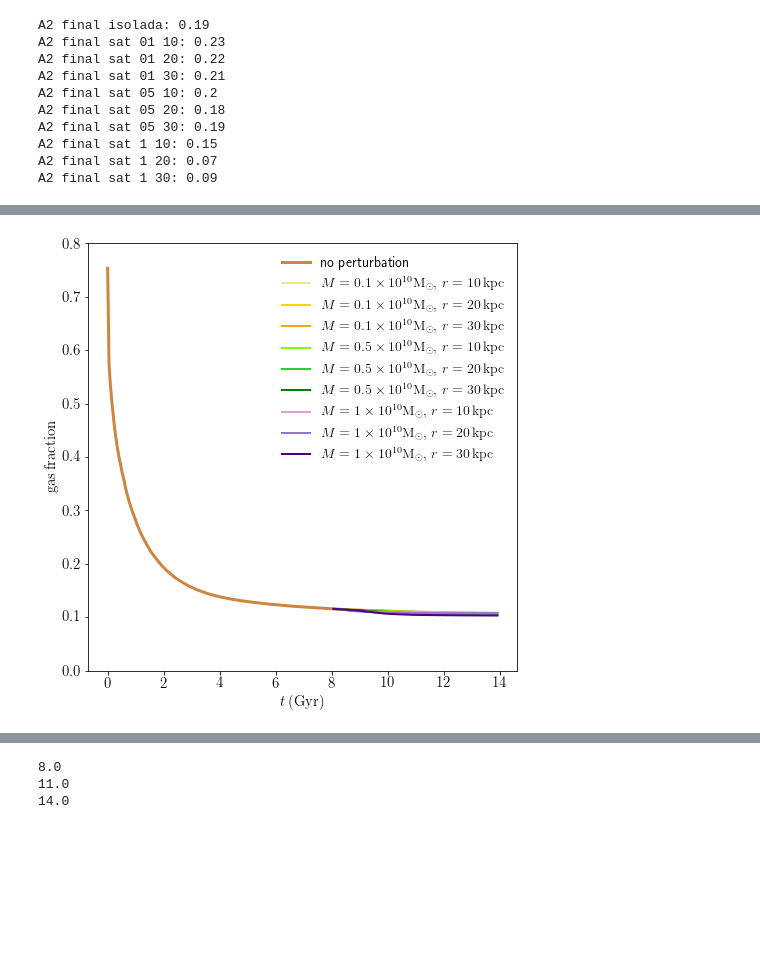
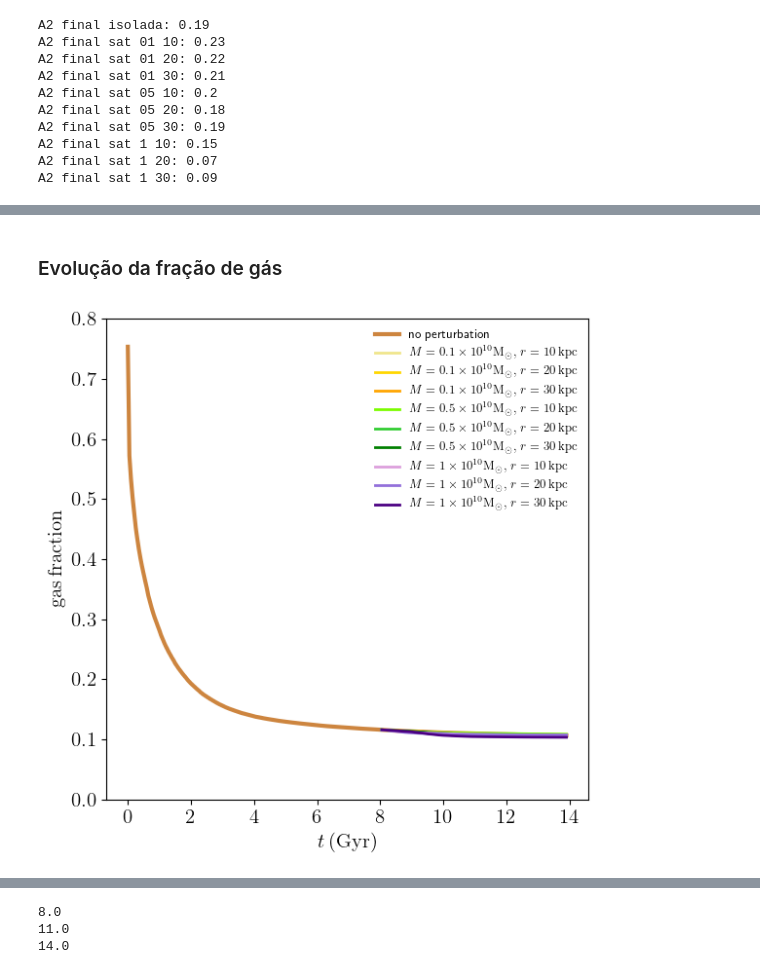
Before and after one commit to AndressaWille/astronomia, a Jupyter notebook: simulacoes mestrado/interactions-nb.ipynb, the cells around one changed output, grey strips where cells are left out. Drawn from its saved outputs; the diff is of its cells as text; code cells hidden in the pictures; blank space fills up the shorter version.

```diff
--- a/simulacoes mestrado/interactions-nb.ipynb
+++ b/simulacoes mestrado/interactions-nb.ipynb
@@ -377,0 +384,13 @@ plt.tight_layout()
+# %%
+#arrays de desvio de vz
+sigma_vz_01_10 = np.empty(n_snapshots)
+sigma_vz_01_20 = np.empty(n_snapshots)
+sigma_vz_01_30 = np.empty(n_snapshots)
+
+sigma_vz_05_10 = np.empty(n_snapshots)
+sigma_vz_05_20 = np.empty(n_snapshots)
+sigma_vz_05_30 = np.empty(n_snapshots)
+
+sigma_vz_1_10 = np.empty(n_snapshots)
+sigma_vz_1_20 = np.empty(n_snapshots)
+sigma_vz_1_30 = np.empty(n_snapshots)
@@ -377,0 +440,27 @@ plt.tight_layout()
+# %%
+for p, path in enumerate(paths1):
+
+    for j in range (1, n_snapshots_): #alterei o passo inicial para 1 por causa da galáxia com gás
+        index = str(j).zfill(3)
+        snapshot = path + f'snapshot_{index}.hdf5'
+
+        #ler snapshot
+        f = h5py.File(snapshot, 'r')
+
+        #ler info disco e corrigir posição
+        f_disk = f['PartType2']
+
+        x_disk = np.array(f_disk['Coordinates'][:,0])
+        y_disk = np.array(f_disk['Coordinates'][:,1])
+        z_disk = np.array(f_disk['Coordinates'][:,2])
+        vx_disk = np.array(f_disk['Velocities'][:,0])
+        vy_disk = np.array(f_disk['Velocities'][:,1])
+        vz_disk = np.array(f_disk['Velocities'][:,2])
+        m_disk = np.array(f_disk['Masses'])
+
+        x_new_disk, y_new_disk, z_new_disk = shift_com(m=m_disk, x=x_disk, y=y_disk, z=z_disk)
+        vx_new_disk, vy_new_disk, vz_new_disk = shift_com(m_disk, vx_disk, vy_disk, vz_disk)
+
+        #calcular força da barra
+        if p == 0:
+            sigma_vz[j] = np.std(vz_new_disk)
@@ -378,3 +500,5 @@ plt.tight_layout()
+# %% [markdown]
+### Evolução da fração de gás
 # %%
 gas_frac_01_10 = np.empty(n_snapshots)
 gas_frac_01_20 = np.empty(n_snapshots)
@@ -477,37 +601,37 @@ for p, path in enumerate(paths1):
         if p == 0:
             gas_frac[j] = m_gas/(m_gas+m_disk+m_bulge+m_star)
 # %%
-plt.figure(figsize=[7,7])
+plt.figure(figsize=[6,6])
 plt.plot(time[0:279], gas_frac[0:279], color='peru', lw=3, label='no perturbation')
 
 plt.plot(time_01_10[1:119], gas_frac_01_10[1:119], color='khaki', ls = '-', lw = 2,
          label=r'$ M = 0.1 \times 10^{10}\mathrm{{M}_\odot}, \,r = 10 \, \mathrm{kpc}$')
 plt.plot(time_01_20[1:119], gas_frac_01_20[1:119], color='gold', ls = '-', lw = 2,
          label=r'$ M = 0.1 \times 10^{10}\mathrm{{M}_\odot}, \,r = 20 \, \mathrm{kpc}$')
 plt.plot(time_01_30[1:119], gas_frac_01_30[1:119], color='orange', ls = '-',  lw = 2,
          label=r'$ M = 0.1 \times 10^{10}\mathrm{{M}_\odot}, \,r = 30 \, \mathrm{kpc}$')
 
 plt.plot(time_05_10[1:119], gas_frac_05_10[1:119], color='lawngreen', ls = '-', lw = 2,
          label=r'$ M = 0.5 \times 10^{10}\mathrm{{M}_\odot}, \,r = 10 \, \mathrm{kpc}$')
 plt.plot(time_05_20[1:119], gas_frac_05_20[1:119], color='limegreen', ls = '-', lw = 2,
          label=r'$ M = 0.5 \times 10^{10}\mathrm{{M}_\odot}, \,r = 20 \, \mathrm{kpc}$')
 plt.plot(time_05_30[1:119], gas_frac_05_30[1:119], color='green', ls = '-', lw = 2,
          label=r'$ M = 0.5 \times 10^{10}\mathrm{{M}_\odot}, \,r = 30 \, \mathrm{kpc}$')
 
 plt.plot(time_1_10[1:119], gas_frac_1_10[1:119], color='plum', ls = '-', lw = 2,
          label=r'$ M = 1 \times 10^{10}\mathrm{{M}_\odot}, \,r = 10 \, \mathrm{kpc}$')
 plt.plot(time_1_20[1:119], gas_frac_1_20[1:119], color='mediumpurple', ls = '-', lw = 2,
          label=r'$ M = 1 \times 10^{10}\mathrm{{M}_\odot}, \,r = 20 \, \mathrm{kpc}$')
 plt.plot(time_1_30[1:119], gas_frac_1_30[1:119], color='indigo', ls = '-', lw = 2,
          label=r'$ M = 1 \times 10^{10}\mathrm{{M}_\odot}, \,r = 30 \, \mathrm{kpc}$')
 
 plt.xlabel('$t \, \mathrm{(Gyr)}$', fontsize=15)
 plt.ylabel('$\mathrm{gas \, fraction}$', fontsize=15)
 plt.xticks([0.0, 2.0, 4.0, 6.0, 8.0, 10.0, 12.0, 14.0])
 plt.ylim(0, 0.8)
-plt.legend(frameon=False, fontsize=14)
+plt.legend(frameon=False, fontsize=9)
 plt.tight_layout()
 #plt.savefig('gas_frac.png')
 # %% [output]
-[figure, old version]
+[figure, new version]
 # %%
```
Also changed, not shown: parts of 19 cells of this notebook.
